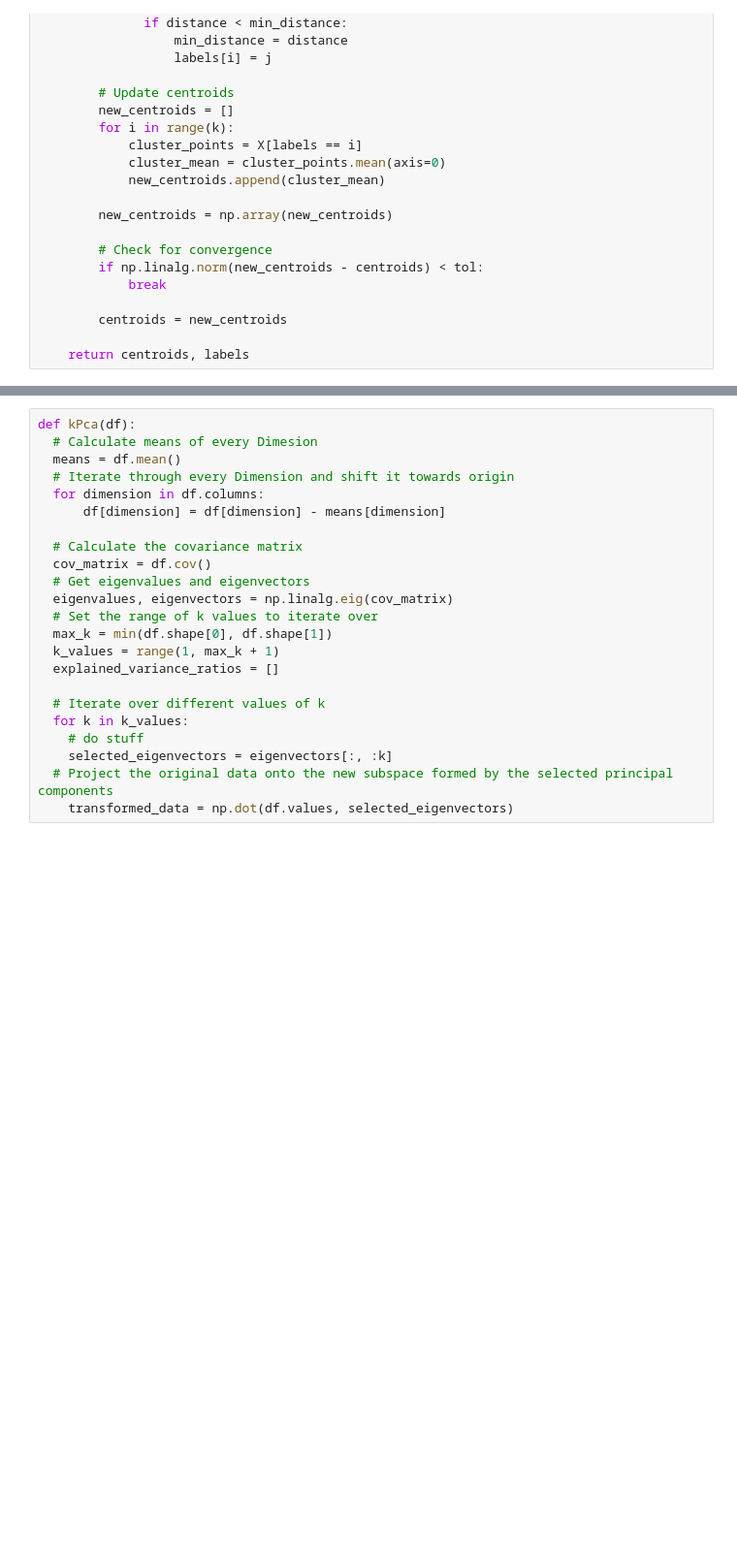
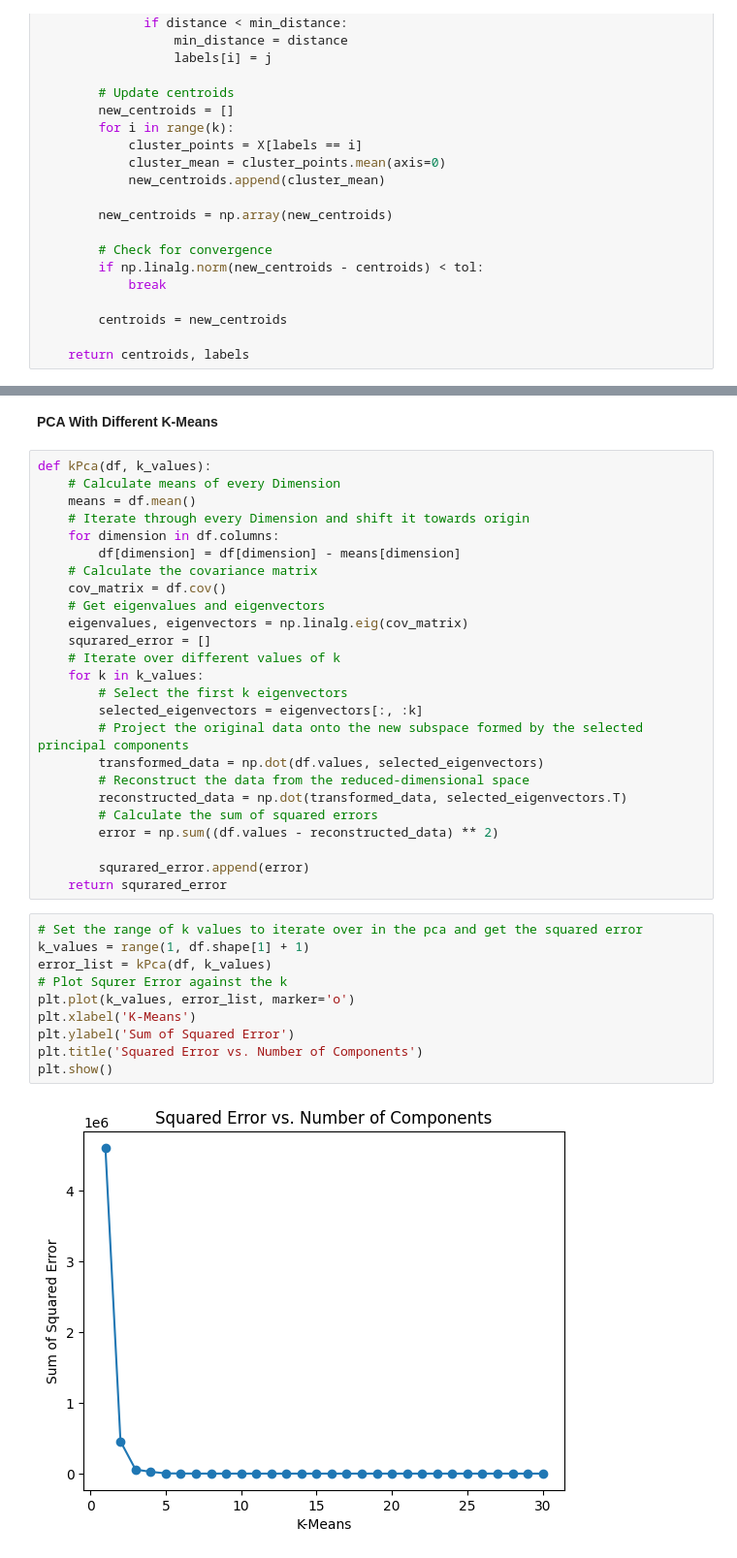
Before and after one commit to Asser146/ML-Assignments, a Jupyter notebook: Assignment4/Unsupervised.ipynb, the cells around one changed output, grey strips where cells are left out. Shown at 97% size. Drawn from its saved outputs; the diff is of its cells as text; blank space fills up the shorter version.

```diff
--- a/Assignment4/Unsupervised.ipynb
+++ b/Assignment4/Unsupervised.ipynb
@@ -101,23 +167,39 @@ def bestPca(df):
+# %% [markdown]
+**PCA With Different K-Means**
 # %%
-def kPca(df):
-  # Calculate means of every Dimesion
-  means = df.mean()
-  # Iterate through every Dimension and shift it towards origin
-  for dimension in df.columns:
-      df[dimension] = df[dimension] - means[dimension]
+def kPca(df, k_values):
+    # Calculate means of every Dimension
+    means = df.mean()
+    # Iterate through every Dimension and shift it towards origin
+    for dimension in df.columns:
+        df[dimension] = df[dimension] - means[dimension]
+    # Calculate the covariance matrix
+    cov_matrix = df.cov()
+    # Get eigenvalues and eigenvectors
+    eigenvalues, eigenvectors = np.linalg.eig(cov_matrix)
+    squrared_error = []
+    # Iterate over different values of k
+    for k in k_values:
+        # Select the first k eigenvectors
+        selected_eigenvectors = eigenvectors[:, :k]
+        # Project the original data onto the new subspace formed by the selected principal components
+        transformed_data = np.dot(df.values, selected_eigenvectors)
+        # Reconstruct the data from the reduced-dimensional space
+        reconstructed_data = np.dot(transformed_data, selected_eigenvectors.T)
+        # Calculate the sum of squared errors
+        error = np.sum((df.values - reconstructed_data) ** 2)
 
-  # Calculate the covariance matrix
-  cov_matrix = df.cov()
-  # Get eigenvalues and eigenvectors
-  eigenvalues, eigenvectors = np.linalg.eig(cov_matrix)
-  # Set the range of k values to iterate over
-  max_k = min(df.shape[0], df.shape[1])
-  k_values = range(1, max_k + 1)
-  explained_variance_ratios = []
-
-  # Iterate over different values of k
-  for k in k_values:
-    # do stuff
-    selected_eigenvectors = eigenvectors[:, :k]
-  # Project the original data onto the new subspace formed by the selected principal components
-    transformed_data = np.dot(df.values, selected_eigenvectors)
+        squrared_error.append(error)
+    return squrared_error
+# %%
+# Set the range of k values to iterate over in the pca and get the squared error
+k_values = range(1, df.shape[1] + 1)
+error_list = kPca(df, k_values)
+# Plot Squrer Error against the k
+plt.plot(k_values, error_list, marker='o')
+plt.xlabel('K-Means')
+plt.ylabel('Sum of Squared Error')
+plt.title('Squared Error vs. Number of Components')
+plt.show()
+# %% [output]
+[figure, added]
```
Also changed, not shown: parts of 11 cells of this notebook.
